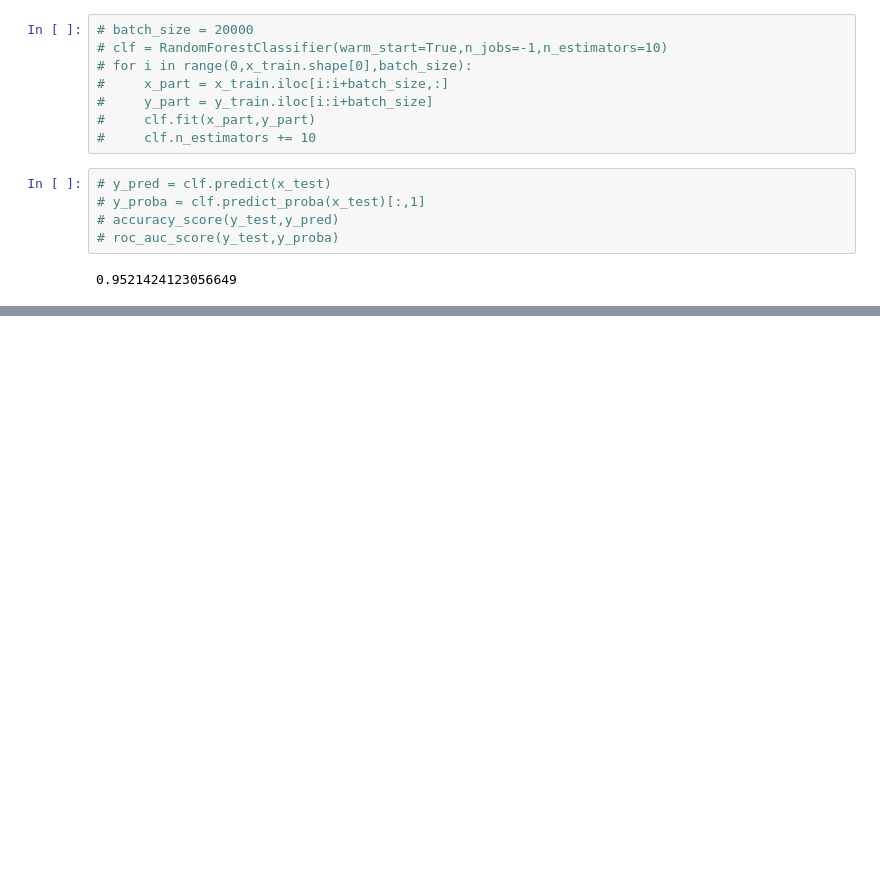
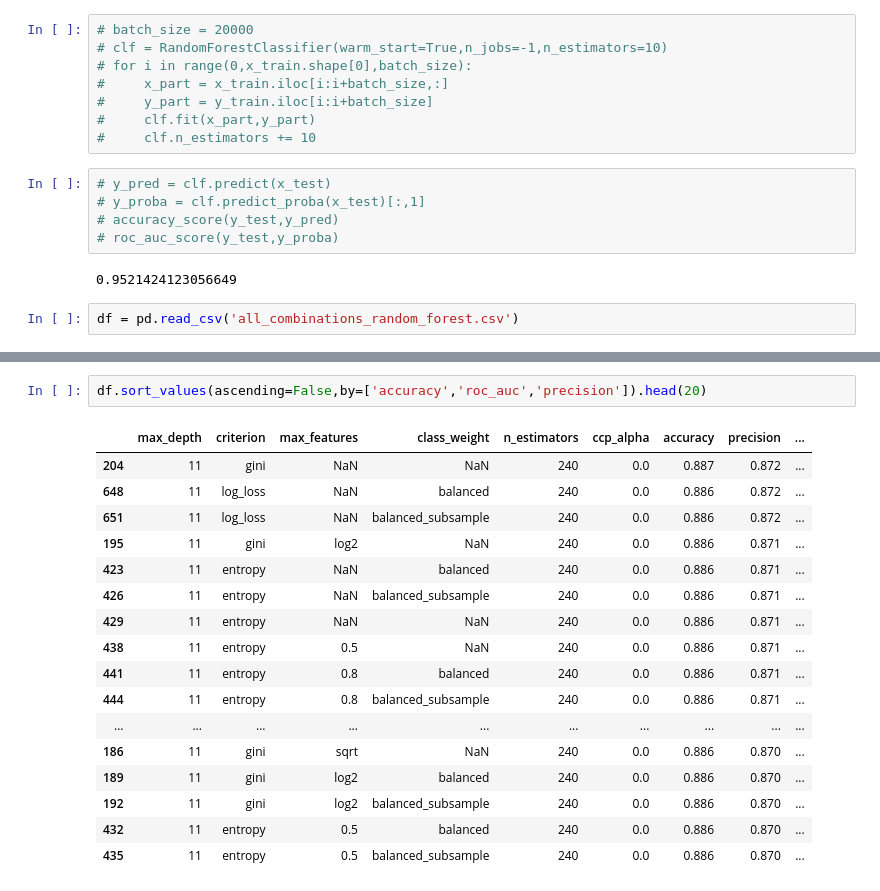
Before and after one commit to vikaskasaudhan786253/Heart-Disease-Prediction, a Jupyter notebook: Random_Forest.ipynb, the cells around one changed output, grey strips where cells are left out. Cells and saved outputs as stored; diff of their text form; blank space fills up the shorter version.

```diff
--- a/Random_Forest.ipynb
+++ b/Random_Forest.ipynb
@@ -134,3 +138,5 @@ df
 # roc_auc_score(y_test,y_proba)
 # %% [output]
 0.9521424123056649
+# %%
+df = pd.read_csv('all_combinations_random_forest.csv')
@@ -136,0 +152,20 @@ df
+# %%
+df.sort_values(ascending=False,by=['accuracy','roc_auc','precision']).head(20)
+# %% [output]
+|  | max_depth | criterion | max_features | class_weight | n_estimators | ccp_alpha | accuracy | precision | ... |
+| 204 | 11 | gini | NaN | NaN | 240 | 0.0 | 0.887 | 0.872 | ... |
+| 648 | 11 | log_loss | NaN | balanced | 240 | 0.0 | 0.886 | 0.872 | ... |
+| 651 | 11 | log_loss | NaN | balanced_subsample | 240 | 0.0 | 0.886 | 0.872 | ... |
+| 195 | 11 | gini | log2 | NaN | 240 | 0.0 | 0.886 | 0.871 | ... |
+| 423 | 11 | entropy | NaN | balanced | 240 | 0.0 | 0.886 | 0.871 | ... |
+| 426 | 11 | entropy | NaN | balanced_subsample | 240 | 0.0 | 0.886 | 0.871 | ... |
+| 429 | 11 | entropy | NaN | NaN | 240 | 0.0 | 0.886 | 0.871 | ... |
+| 438 | 11 | entropy | 0.5 | NaN | 240 | 0.0 | 0.886 | 0.871 | ... |
+| 441 | 11 | entropy | 0.8 | balanced | 240 | 0.0 | 0.886 | 0.871 | ... |
+| 444 | 11 | entropy | 0.8 | balanced_subsample | 240 | 0.0 | 0.886 | 0.871 | ... |
+| ... | ... | ... | ... | ... | ... | ... | ... | ... | ... |
+| 186 | 11 | gini | sqrt | NaN | 240 | 0.0 | 0.886 | 0.870 | ... |
+| 189 | 11 | gini | log2 | balanced | 240 | 0.0 | 0.886 | 0.870 | ... |
+| 192 | 11 | gini | log2 | balanced_subsample | 240 | 0.0 | 0.886 | 0.870 | ... |
+| 432 | 11 | entropy | 0.5 | balanced | 240 | 0.0 | 0.886 | 0.870 | ... |
+| 435 | 11 | entropy | 0.5 | balanced_subsample | 240 | 0.0 | 0.886 | 0.870 | ... |
```
Also changed, not shown: parts of 4 cells of this notebook, 7 other files.
